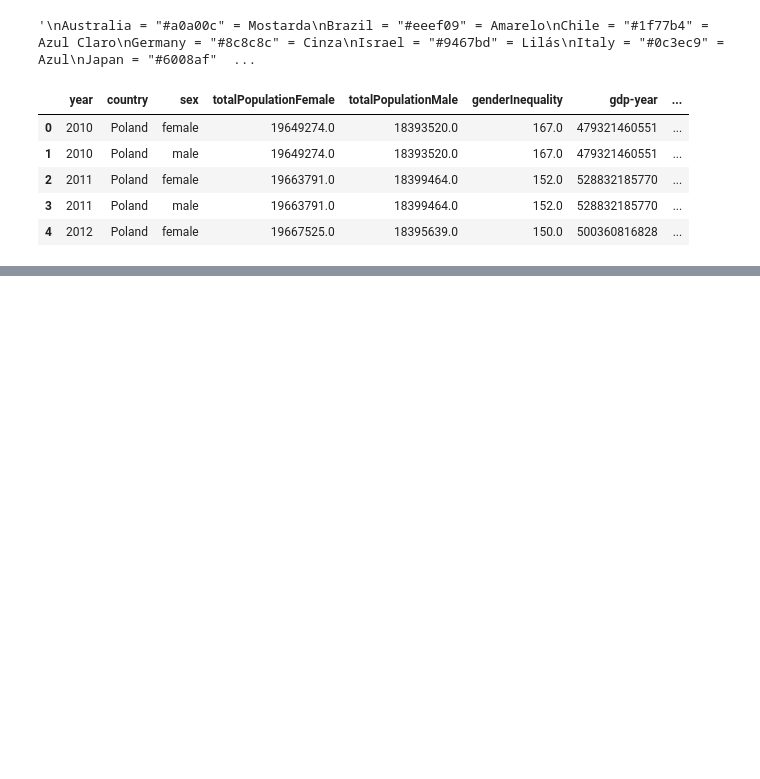
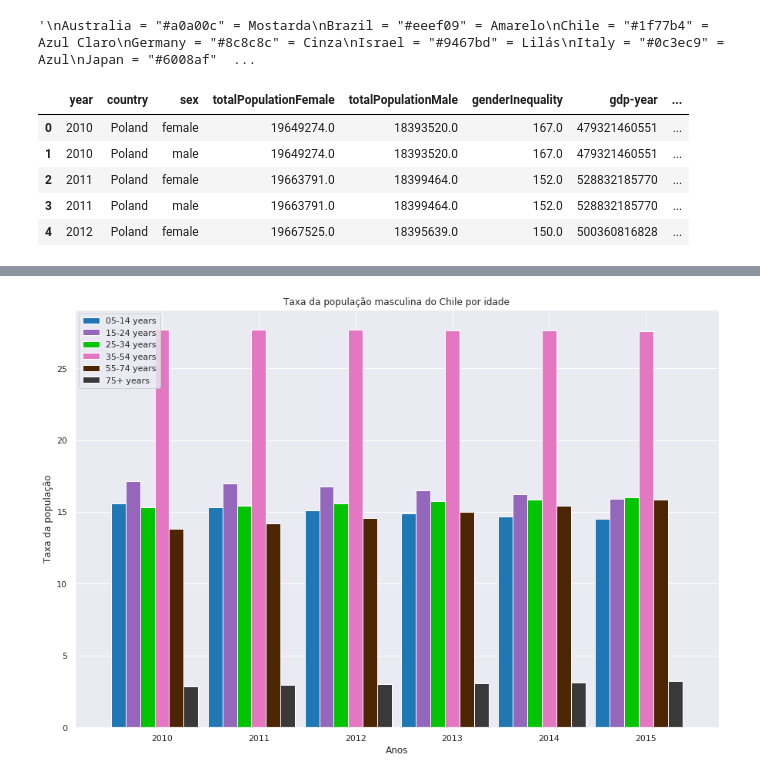
Before and after one commit to Eudess/suicide-data-science, a Jupyter notebook: Entrega 03/suicide_analytics-Copy1.ipynb, the cells around one changed output, grey strips where cells are left out. Saved outputs shown, nothing was run; the diff lists cells and outputs as text; code cells hidden in the pictures; blank space fills up the shorter version.

```diff
--- a/Entrega 03/suicide_analytics-Copy1.ipynb
+++ b/Entrega 03/suicide_analytics-Copy1.ipynb
@@ -587,0 +609,3 @@ generate_chart_rate_population_gen(gch, "Taxa da População", "Anos", "Taxa da
+# %%
+generate_chart_rate_population_age(chile_male, "Taxa da população", "Anos", "Taxa da população masculina do Chile por idade", "totalPopulationMale",age_colors)
+# %% [output]
@@ -587,0 +614 @@ generate_chart_rate_population_gen(gch, "Taxa da População", "Anos", "Taxa da
+[figure, added]
```
Also changed, not shown: parts of 66 cells of this notebook, 2 other files.
